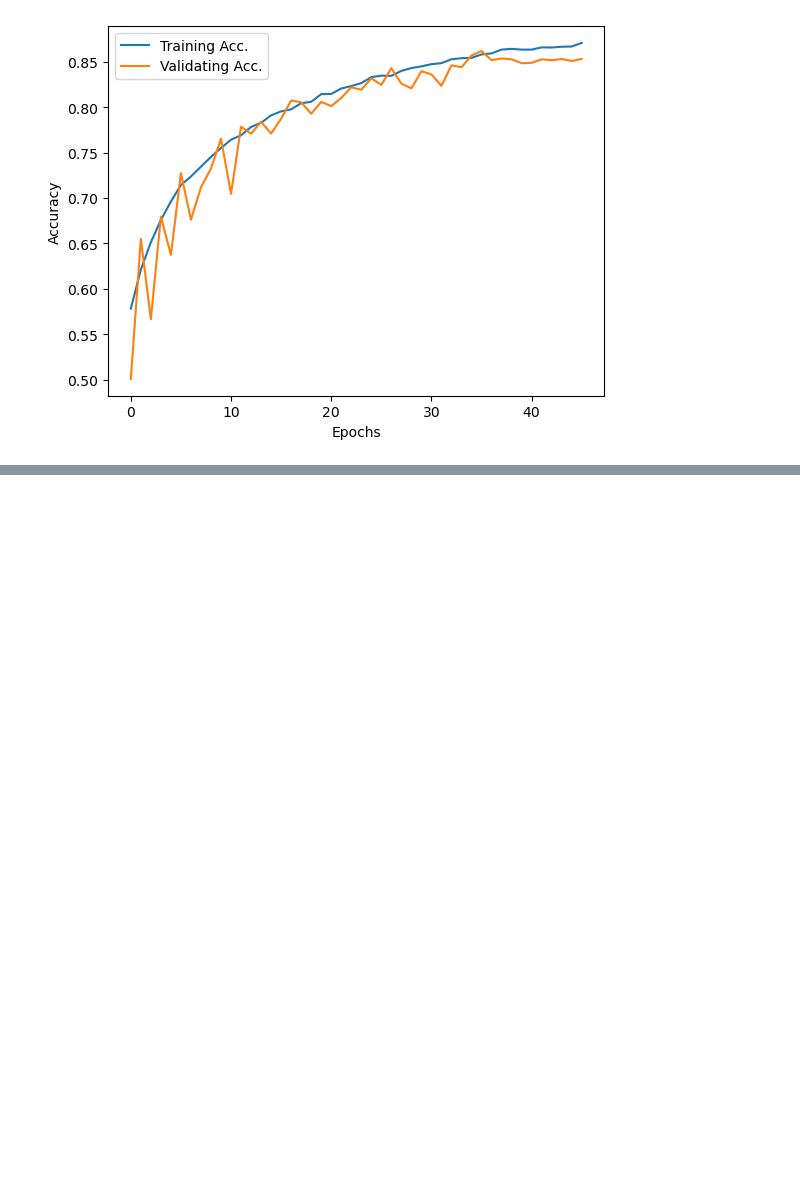
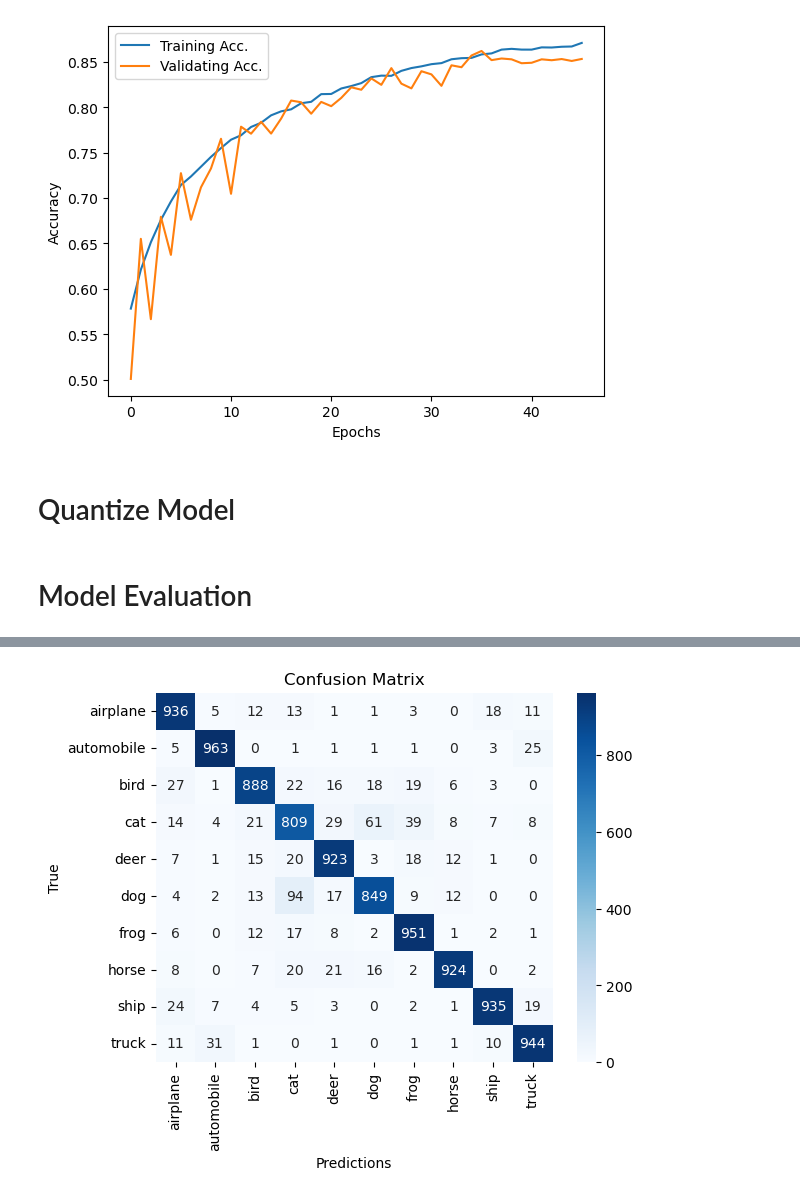
Before and after one commit to luongphucdien/mini-vgg-from-scratch, a Jupyter notebook: assignment-1.ipynb, the cells around one changed output, grey strips where cells are left out. Drawn from its saved outputs; the diff is of its cells as text; code cells hidden in the pictures; blank space fills up the shorter version.

Commit message:
add: evaluation step

```diff
--- a/assignment-1.ipynb
+++ b/assignment-1.ipynb
@@ -242,3 +242,5 @@ plt.legend()
 plt.show()
 # %% [output]
 [figure]
+# %% [markdown]
+# Quantize Model
@@ -244,0 +256,32 @@ plt.show()
+# %% [markdown]
+# Model Evaluation
+# %%
+from keras import models
+from sklearn.metrics import confusion_matrix
+import seaborn as sns
+
+model = models.load_model("best/at_93-15_6_2026.keras")
+
+test_loss, test_accuracy = model.evaluate(test_set_x, test_set_y, batch_size, verbose=1)
+
+print(f"Test Loss: {test_loss:.4f}")
+print(f"Test Accuracy: {test_accuracy * 100:.2f}%")
+
+predictions = model.predict(test_set_x, batch_size, verbose=0)
+predicted_classes = np.argmax(predictions, axis=1)
+
+conf_matrix = confusion_matrix(test_set_y, predicted_classes)
+
+sns.heatmap(
+    conf_matrix,
+    annot=True,
+    fmt="d",
+    cmap="Blues",
+    xticklabels=classes,
+    yticklabels=classes,
+)
+plt.title("Confusion Matrix")
+plt.ylabel("True")
+plt.xlabel("Predictions")
+plt.show()
+# %% [output]
@@ -244,0 +291 @@ plt.show()
+[figure, added]
```
Also changed, not shown: parts of 2 cells of this notebook, 1 other file.
